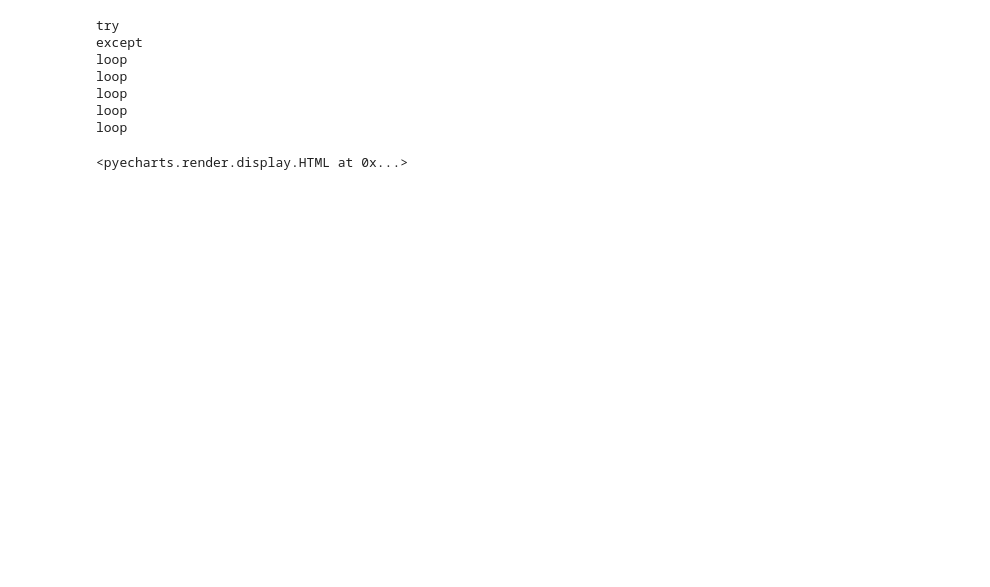
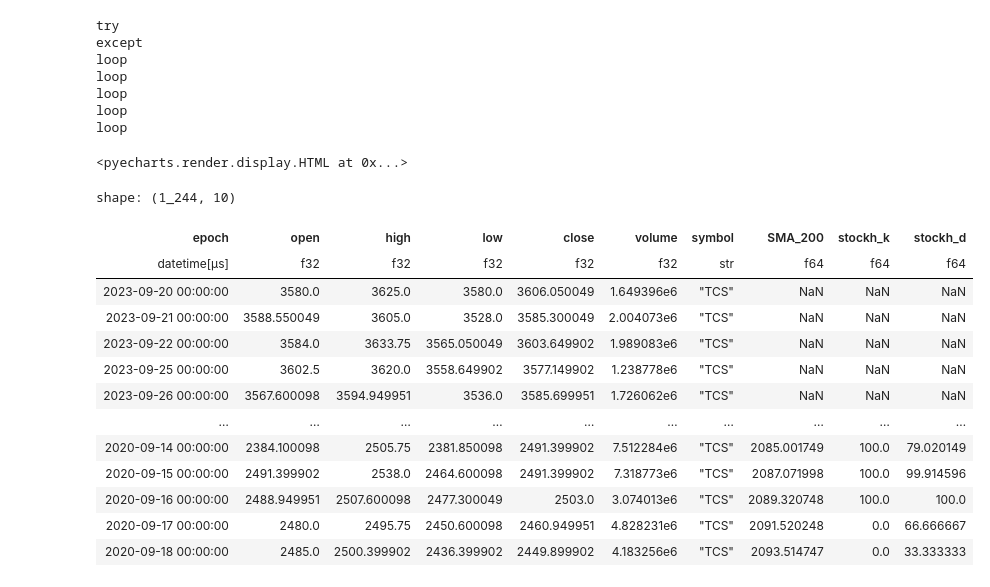
Before and after one commit to mswastik/notebooks, a Jupyter notebook: algo.ipynb, the cells around one changed output. Drawn from its saved outputs; the diff is of its cells as text; code cells hidden in the pictures; blank space fills up the shorter version.

Commit message:
added talib indicator

```diff
--- a/algo.ipynb
+++ b/algo.ipynb
@@ -137,6 +139,30 @@ bar.load_javascript()
 bar.render_notebook()
 # %% [output]
 <pyecharts.render.display.HTML at 0x...>
+# %%
+import talib as tl
+def indicators(df,sym):
+    df=df.filter(pl.col('symbol')==sym)
+    df=df.with_columns(SMA_200=tl.SMA(df['close'],timeperiod=200))
+    df=df.with_columns(stockh_k=tl.STOCHRSI(df['close'],timeperiod=10)[0],stockh_d=tl.STOCHRSI(df['close'],timeperiod=10)[1])
+    return df
+# %%
+indicators(fd,sym)
+# %% [output]
+shape: (1_244, 10)
+| epoch | open | high | low | close | volume | symbol | SMA_200 | stockh_k | stockh_d |
+| datetime[μs] | f32 | f32 | f32 | f32 | f32 | str | f64 | f64 | f64 |
+| 2023-09-20 00:00:00 | 3580.0 | 3625.0 | 3580.0 | 3606.050049 | 1.649396e6 | "TCS" | NaN | NaN | NaN |
+| 2023-09-21 00:00:00 | 3588.550049 | 3605.0 | 3528.0 | 3585.300049 | 2.004073e6 | "TCS" | NaN | NaN | NaN |
+| 2023-09-22 00:00:00 | 3584.0 | 3633.75 | 3565.050049 | 3603.649902 | 1.989083e6 | "TCS" | NaN | NaN | NaN |
+| 2023-09-25 00:00:00 | 3602.5 | 3620.0 | 3558.649902 | 3577.149902 | 1.238778e6 | "TCS" | NaN | NaN | NaN |
+| 2023-09-26 00:00:00 | 3567.600098 | 3594.949951 | 3536.0 | 3585.699951 | 1.726062e6 | "TCS" | NaN | NaN | NaN |
+| … | … | … | … | … | … | … | … | … | … |
+| 2020-09-14 00:00:00 | 2384.100098 | 2505.75 | 2381.850098 | 2491.399902 | 7.512284e6 | "TCS" | 2085.001749 | 100.0 | 79.020149 |
+| 2020-09-15 00:00:00 | 2491.399902 | 2538.0 | 2464.600098 | 2491.399902 | 7.318773e6 | "TCS" | 2087.071998 | 100.0 | 99.914596 |
+| 2020-09-16 00:00:00 | 2488.949951 | 2507.600098 | 2477.300049 | 2503.0 | 3.074013e6 | "TCS" | 2089.320748 | 100.0 | 100.0 |
+| 2020-09-17 00:00:00 | 2480.0 | 2495.75 | 2450.600098 | 2460.949951 | 4.828231e6 | "TCS" | 2091.520248 | 0.0 | 66.666667 |
+| 2020-09-18 00:00:00 | 2485.0 | 2500.399902 | 2436.399902 | 2449.899902 | 4.183256e6 | "TCS" | 2093.514747 | 0.0 | 33.333333 |
 # %%
 import altair as alt
 source = fd.filter(symbol=sym)
```
Also changed, not shown: parts of 6 cells of this notebook.
